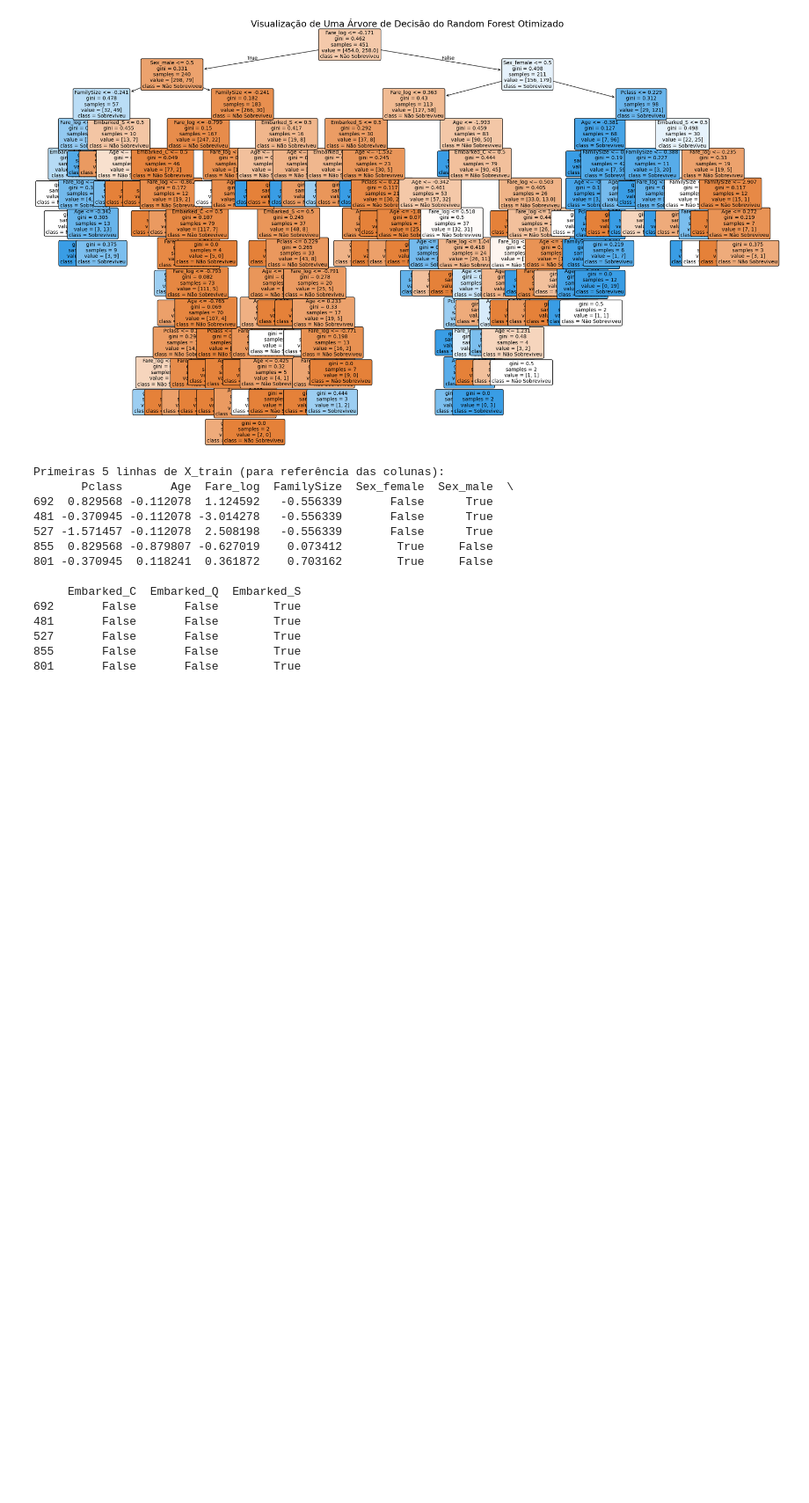
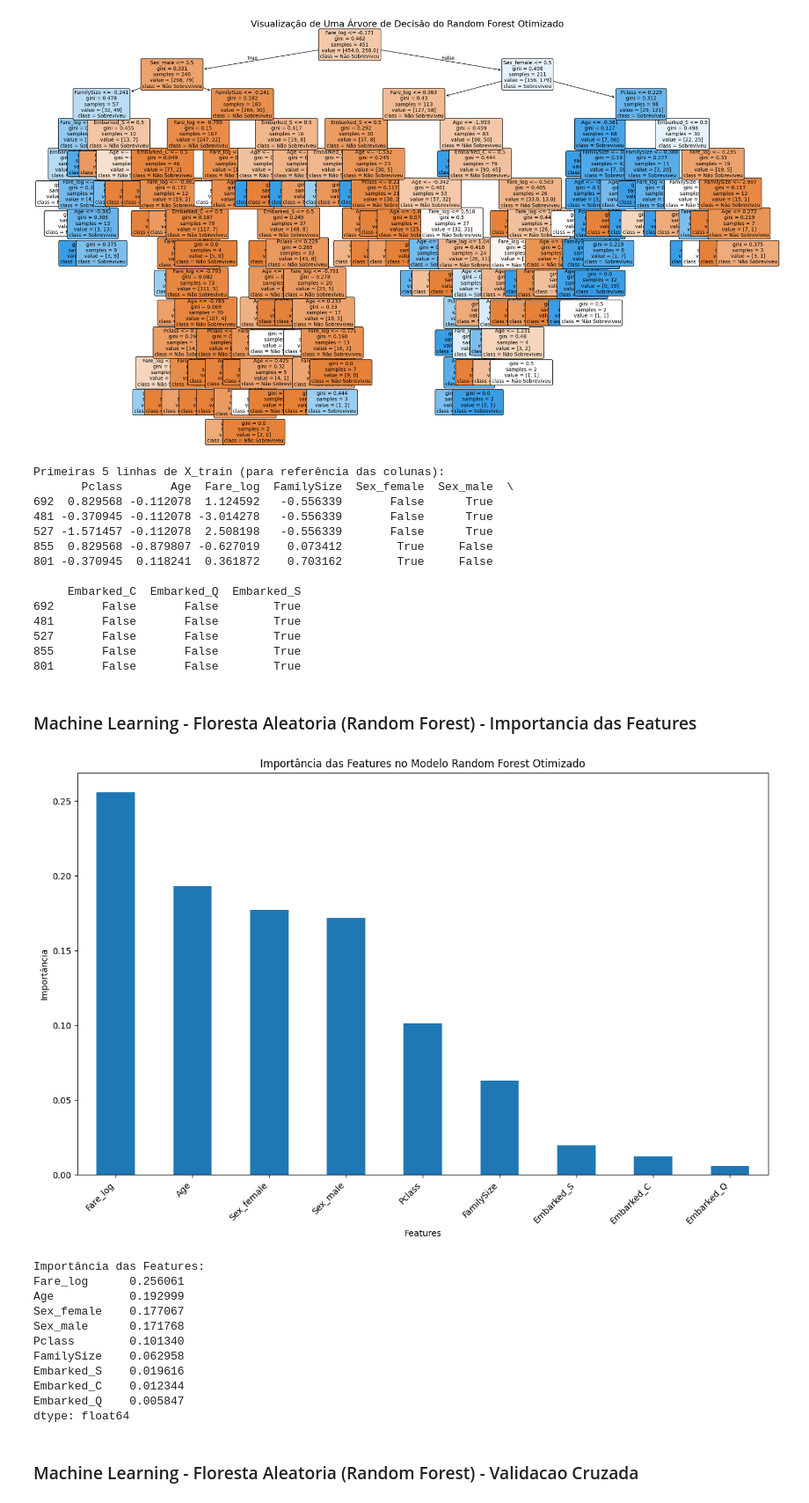
Before and after one commit to Nicholas-UFC/Titanic, a Jupyter notebook: Titanic.ipynb, the cells around one changed output. Shown at 88% size. Cells and saved outputs as stored; diff of their text form; code cells hidden in the pictures; blank space fills up the shorter version.

Commit message:
Foi feito na RF: GrindSearchCV, Importancia das Features e Validacao Cruzada.

```diff
--- a/Titanic.ipynb
+++ b/Titanic.ipynb
@@ -896,3 +894,40 @@ Primeiras 5 linhas de X_train (para referência das colunas):
 527       False       False        True
 855       False       False        True
 801       False       False        True
+# %% [markdown]
+### Machine Learning - Floresta Aleatoria (Random Forest) - Importancia das Features
+# %%
+# Obter a importância das features do melhor modelo
+importancia = best_rf_model.feature_importances_
+# %%
+# Mapear as importâncias para os nomes das colunas
+feature_nomes = X_train.columns
+feature_importancia = pd.Series(importancia, index=feature_nomes).sort_values(ascending=False)
+# %%
+# Plotar a importância das features
+plt.figure(figsize=(12, 8))
+feature_importancia.plot(kind='bar')
+plt.title('Importância das Features no Modelo Random Forest Otimizado')
+plt.xlabel('Features')
+plt.ylabel('Importância')
+plt.xticks(rotation=45, ha='right') # Rotaciona os rótulos do eixo X para melhor leitura
+plt.tight_layout() # Ajusta o layout para evitar cortes
+plt.show()
+
+print("\nImportância das Features:")
+print(feature_importancia)
+# %% [output]
+[figure, added]
+Importância das Features:
+Fare_log      0.256061
+Age           0.192999
+Sex_female    0.177067
+Sex_male      0.171768
+Pclass        0.101340
+FamilySize    0.062958
+Embarked_S    0.019616
+Embarked_C    0.012344
+Embarked_Q    0.005847
+dtype: float64
+# %% [markdown]
+### Machine Learning - Floresta Aleatoria (Random Forest) - Validacao Cruzada
```
Also changed, not shown: parts of 8 cells of this notebook.
